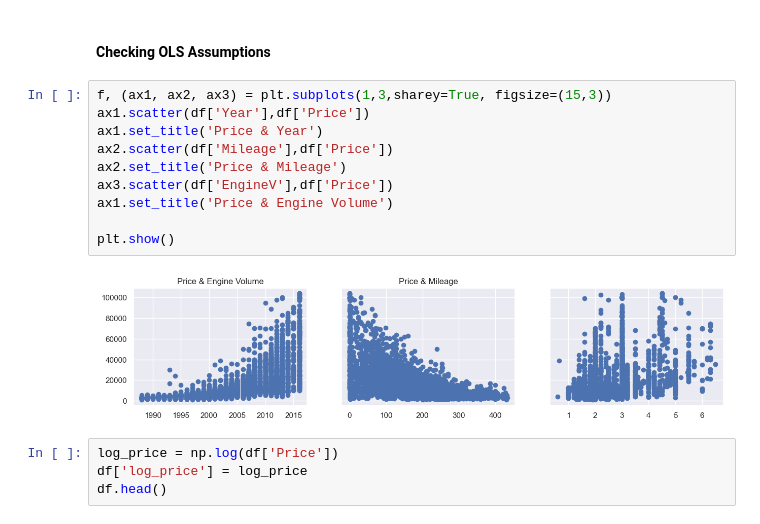
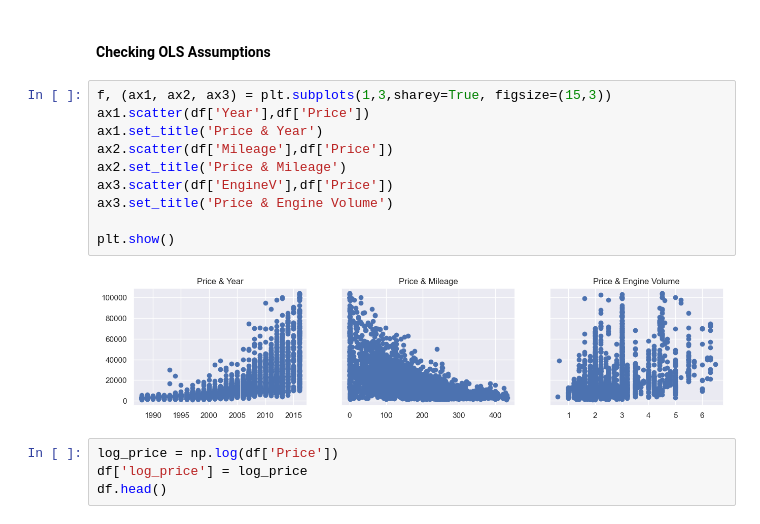
Before and after one commit to BenjaminDWood/car_sales, a Jupyter notebook: car_sales_preprocessing.ipynb, the cells around one changed output. Saved outputs shown, nothing was run; the diff lists cells and outputs as text.

```diff
--- a/car_sales_preprocessing.ipynb
+++ b/car_sales_preprocessing.ipynb
@@ -261,15 +261,15 @@ df = df_clean.copy()
 # %%
 f, (ax1, ax2, ax3) = plt.subplots(1,3,sharey=True, figsize=(15,3))
 ax1.scatter(df['Year'],df['Price'])
 ax1.set_title('Price & Year')
 ax2.scatter(df['Mileage'],df['Price'])
 ax2.set_title('Price & Mileage')
 ax3.scatter(df['EngineV'],df['Price'])
-ax1.set_title('Price & Engine Volume')
+ax3.set_title('Price & Engine Volume')
 
 plt.show()
 # %% [output]
-[figure, old version]
+[figure, new version]
 # %%
 log_price = np.log(df['Price'])
 df['log_price'] = log_price
```
Also changed, not shown: parts of 1 cell of this notebook, 1 other file.
